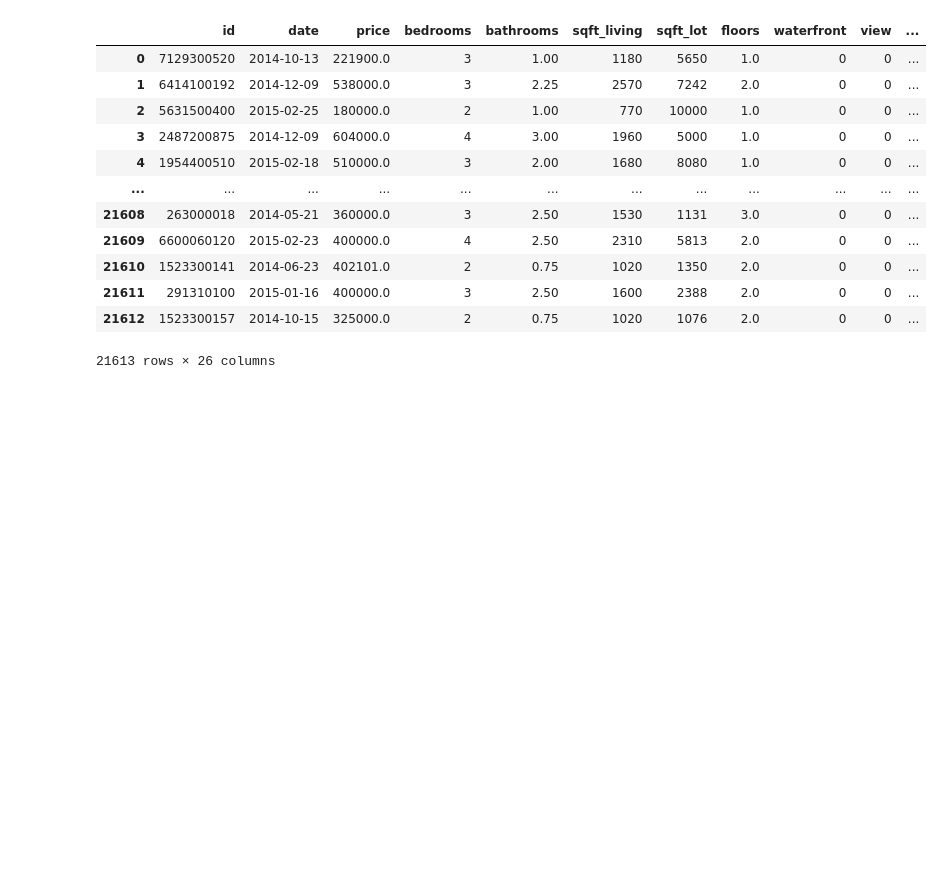
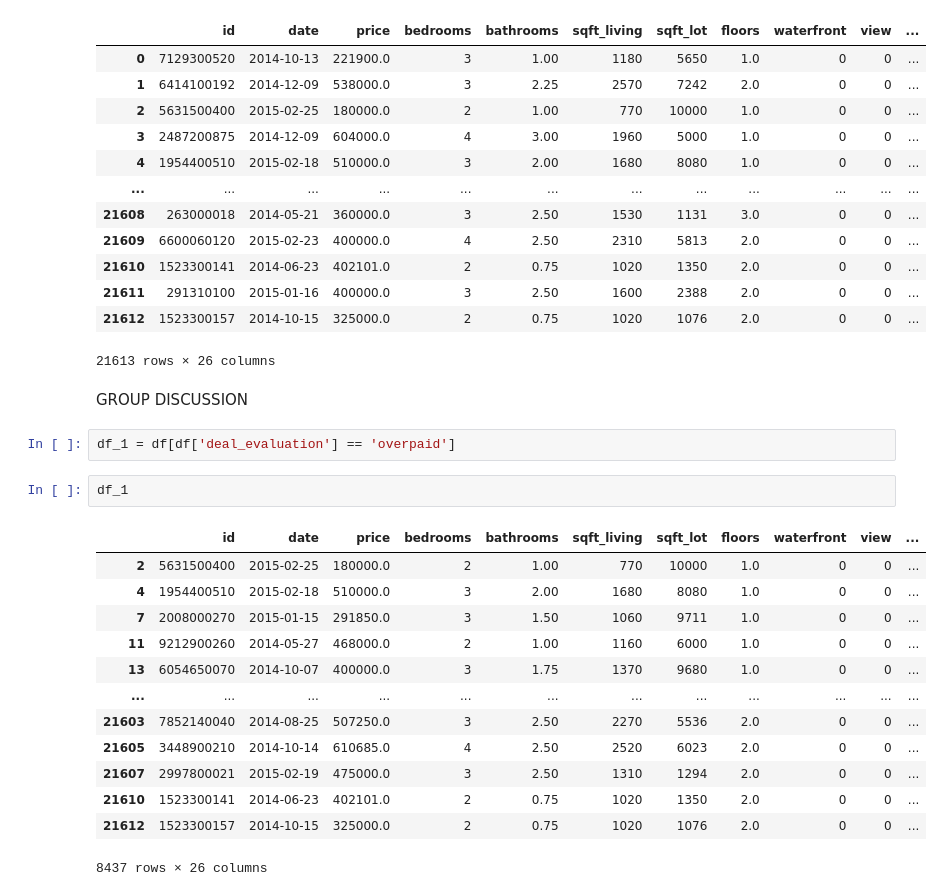
Before and after one commit to qmdismnp/Schulich_DS_MBAN, a Jupyter notebook: class three.ipynb, the cells around one changed output. Drawn from its saved outputs; the diff is of its cells as text; blank space fills up the shorter version.

```diff
--- a/class three.ipynb
+++ b/class three.ipynb
@@ -242,3 +244,23 @@ df
 | 21611 | 291310100 | 2015-01-16 | 400000.0 | 3 | 2.50 | 1600 | 2388 | 2.0 | 0 | 0 | ... |
 | 21612 | 1523300157 | 2014-10-15 | 325000.0 | 2 | 0.75 | 1020 | 1076 | 2.0 | 0 | 0 | ... |
 21613 rows × 26 columns
+# %% [markdown]
+GROUP DISCUSSION
+# %%
+df_1 = df[df['deal_evaluation'] == 'overpaid']
+# %%
+df_1
+# %% [output]
+|  | id | date | price | bedrooms | bathrooms | sqft_living | sqft_lot | floors | waterfront | view | ... |
+| 2 | 5631500400 | 2015-02-25 | 180000.0 | 2 | 1.00 | 770 | 10000 | 1.0 | 0 | 0 | ... |
+| 4 | 1954400510 | 2015-02-18 | 510000.0 | 3 | 2.00 | 1680 | 8080 | 1.0 | 0 | 0 | ... |
+| 7 | 2008000270 | 2015-01-15 | 291850.0 | 3 | 1.50 | 1060 | 9711 | 1.0 | 0 | 0 | ... |
+| 11 | 9212900260 | 2014-05-27 | 468000.0 | 2 | 1.00 | 1160 | 6000 | 1.0 | 0 | 0 | ... |
+| 13 | 6054650070 | 2014-10-07 | 400000.0 | 3 | 1.75 | 1370 | 9680 | 1.0 | 0 | 0 | ... |
+| ... | ... | ... | ... | ... | ... | ... | ... | ... | ... | ... | ... |
+| 21603 | 7852140040 | 2014-08-25 | 507250.0 | 3 | 2.50 | 2270 | 5536 | 2.0 | 0 | 0 | ... |
+| 21605 | 3448900210 | 2014-10-14 | 610685.0 | 4 | 2.50 | 2520 | 6023 | 2.0 | 0 | 0 | ... |
+| 21607 | 2997800021 | 2015-02-19 | 475000.0 | 3 | 2.50 | 1310 | 1294 | 2.0 | 0 | 0 | ... |
+| 21610 | 1523300141 | 2014-06-23 | 402101.0 | 2 | 0.75 | 1020 | 1350 | 2.0 | 0 | 0 | ... |
+| 21612 | 1523300157 | 2014-10-15 | 325000.0 | 2 | 0.75 | 1020 | 1076 | 2.0 | 0 | 0 | ... |
+8437 rows × 26 columns
```
Also changed, not shown: parts of 13 cells of this notebook.
